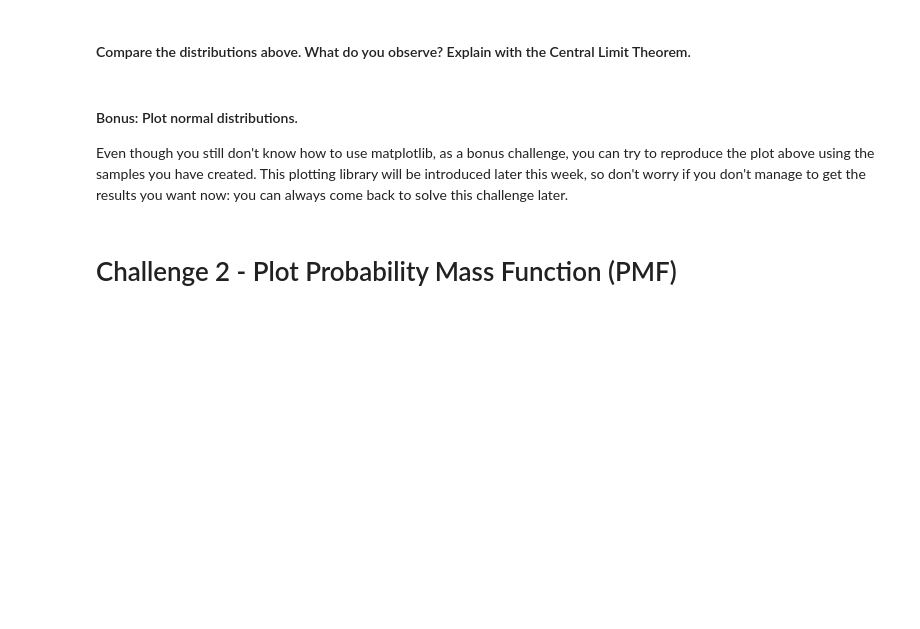
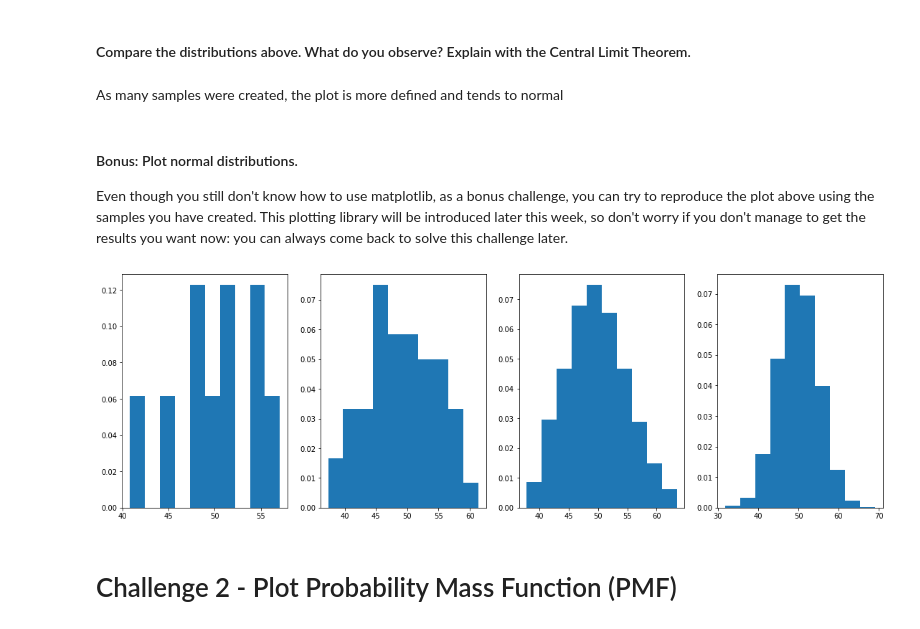
Before and after one commit to ta-data-bcn/lab-probability-dist, a Jupyter notebook: your-code/main.ipynb, the cells around one changed output. Saved outputs shown, nothing was run; the diff lists cells and outputs as text; code cells hidden in the pictures; blank space fills up the shorter version.

```diff
--- a/your-code/main.ipynb
+++ b/your-code/main.ipynb
@@ -18,3 +18,12 @@ Use mean=50, standard_deviation=5, and sample_size=[10, 50, 500, 5000] to genera
+# %%
+standard_deviation=5
+mean=50
+sample_size=[10, 50, 500, 5000]
+
+S1 = norm.rvs(loc=mean, scale=standard_deviation, size=sample_size[0])
+S2 = norm.rvs(loc=mean, scale=standard_deviation, size=sample_size[1])
+S3 = norm.rvs(loc=mean, scale=standard_deviation, size=sample_size[2])
+S4 = norm.rvs(loc=mean, scale=standard_deviation, size=sample_size[3])
 # %% [markdown]
 #### Step 2: Plot normal distributions.
 
@@ -32,3 +37,5 @@ your comments here
+# %% [markdown]
+As many samples were created, the plot is more defined and tends to normal
 # %% [markdown]
 #### Bonus: Plot normal distributions.
 
@@ -38,3 +43,13 @@ Even though you still don't know how to use matplotlib, as a bonus challenge, yo
+# %%
+fig, axs = plt.subplots(1, 4, figsize=(19, 6))
+
+axs[0].hist(S1,density=True)
+axs[1].hist(S2,density=True)
+axs[2].hist(S3,density=True)
+axs[3].hist(S4,density=True)
+plt.show()
+# %% [output]
+[figure, added]
 # %% [markdown]
 # Challenge 2 - Plot Probability Mass Function (PMF)
 # %% [markdown]
```
Also changed, not shown: parts of 47 cells of this notebook, 1 other file.
